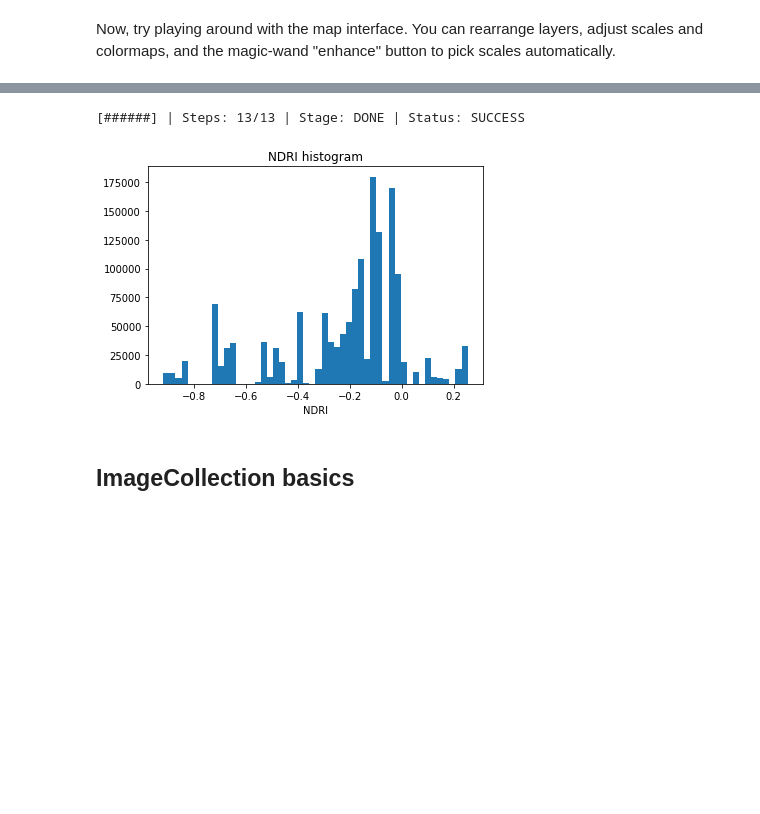
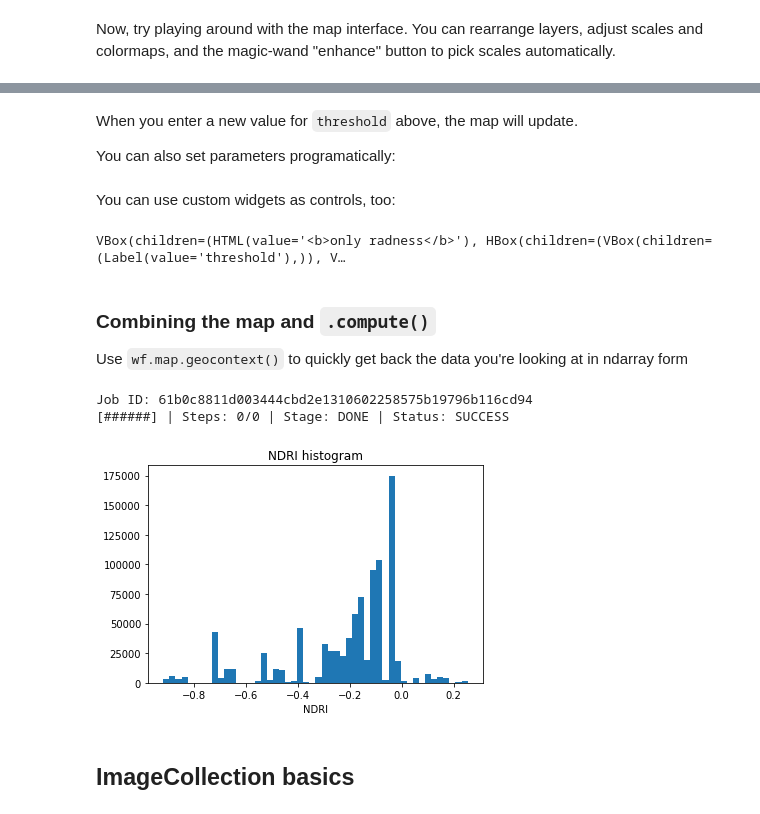
Before and after one commit to descarteslabs/workflows-examples, a Jupyter notebook: examples/walkthrough.ipynb, the cells around one changed output, grey strips where cells are left out. Drawn from its saved outputs; the diff is of its cells as text; code cells hidden in the pictures; blank space fills up the shorter version.

```diff
--- a/examples/walkthrough.ipynb
+++ b/examples/walkthrough.ipynb
@@ -219,0 +251,4 @@ Now, try playing around with the map interface. You can rearrange layers, adjust
+# %% [markdown]
+When you enter a new value for `threshold` above, the map will update.
+
+You can also set parameters programatically:
@@ -220,19 +257,40 @@ Now, try playing around with the map interface. You can rearrange layers, adjust
+# %% [markdown]
+You can use custom widgets as controls, too:
+# %%
+import ipywidgets
+
+radness_widget = ipywidgets.FloatSlider(min=-1, max=1, step=0.1)
+# create a slider widget to controll the threshold
+
+only_radness_parametrized.visualize(
+    "only radness",
+    scales=[[0, 1], [0, 1], [0, 1]],
+    threshold=radness_widget
+    # ^ passing a widget as parameter automatically links it
+)
+# %% [output]
+VBox(children=(HTML(value='<b>only radness</b>'), HBox(children=(VBox(children=(Label(value='threshold'),)), V…
+# %% [markdown]
+### Combining the map and `.compute()`
+
+Use `wf.map.geocontext()` to quickly get back the data you're looking at in ndarray form
 # %%
 map_ctx = wf.map.geocontext()
 # GeoContext that represents the current view area & zoom of the map
 
 # try moving and zooming the map and rerunning this a few times;
 # the computation runs over the area you're looking at on the map.
 
 map_radness_ = radness.compute(map_ctx)
 
-plt.hist(map_radness_.bands.compressed().flat, bins=50)  # .compressed() removes any masked-out values
+plt.hist(map_radness_.ndarray.compressed().flat, bins=50)  # .compressed() removes any masked-out values
 plt.title("NDRI histogram")
 plt.xlabel("NDRI")
 plt.show()
 # %% [output]
-[######] | Steps: 13/13 | Stage: DONE | Status: SUCCESS
+Job ID: 61b0c8811d003444cbd2e1310602258575b19796b116cd94
+[######] | Steps: 0/0 | Stage: DONE | Status: SUCCESS
-[figure, old version]
+[figure, new version]
 # %% [markdown]
 ## ImageCollection basics
 # %%
```
Also changed, not shown: parts of 16 cells of this notebook, 4 other files.
